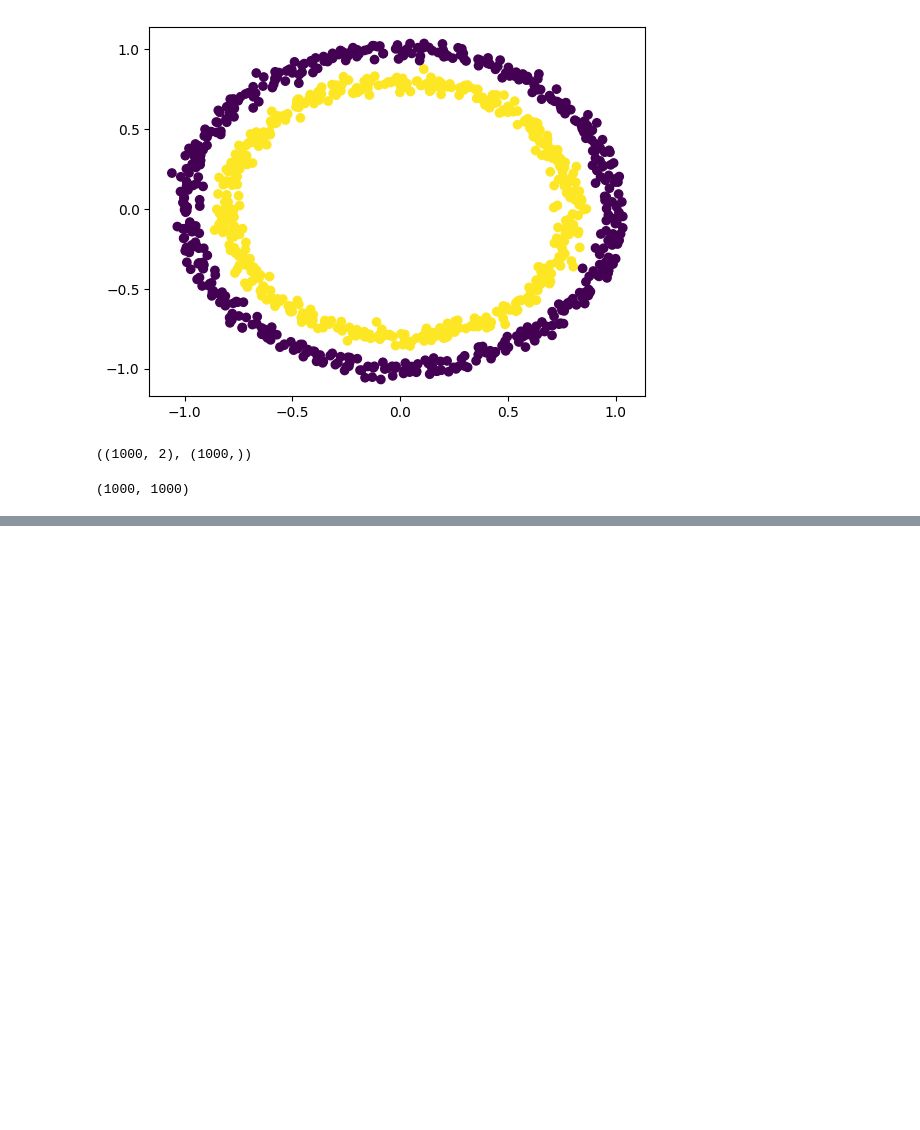
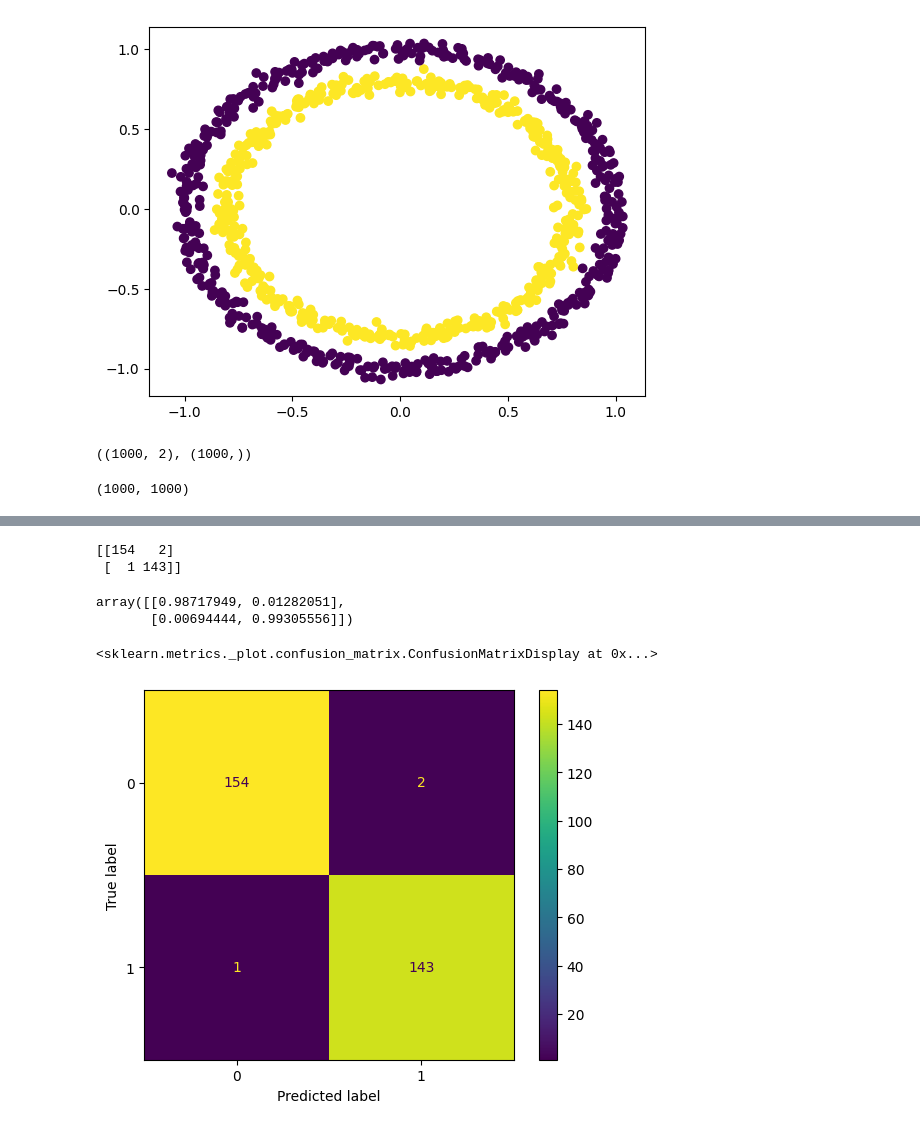
Before and after one commit to ryzhokhina/Tensorflow-Dev-Exam-Preparation, a Jupyter notebook: 02_tensorflow_NN_clasiffication.ipynb, the cells around one changed output, grey strips where cells are left out. Cells and saved outputs as stored; diff of their text form; code cells hidden in the pictures; blank space fills up the shorter version.

```diff
--- a/02_tensorflow_NN_clasiffication.ipynb
+++ b/02_tensorflow_NN_clasiffication.ipynb
@@ -156,0 +241,6 @@ plt.show()
+# %%
+model_9.compile(
+    optimizer = keras.optimizers.Adam(learning_rate = 0.03),
+    loss = 'binary_crossentropy',
+    metrics = ['accuracy'])
+history_9_1 = model_9.fit(x_train, y_train, epochs = 25)
@@ -156,0 +280,2 @@ plt.show()
+# %%
+y_predict = model_9.predict(x_test)
@@ -156,0 +284,14 @@ plt.show()
+# %%
+y_predict = tf.round(y_predict)
+# %%
+cm = confusion_matrix(y_test,y_predict)
+print(cm)
+# %% [output]
+[[154   2]
+ [  1 143]]
+# %%
+cm_norm = cm.astype('float')/cm.sum(axis = 1)[:, np.newaxis]
+cm_norm
+# %% [output]
+array([[0.98717949, 0.01282051],
+       [0.00694444, 0.99305556]])
@@ -156,0 +300,5 @@ plt.show()
+# %%
+ConfusionMatrixDisplay(cm).plot()
+# %% [output]
+<sklearn.metrics._plot.confusion_matrix.ConfusionMatrixDisplay at 0x...>
+[figure, added]
```
Also changed, not shown: parts of 23 cells of this notebook.
